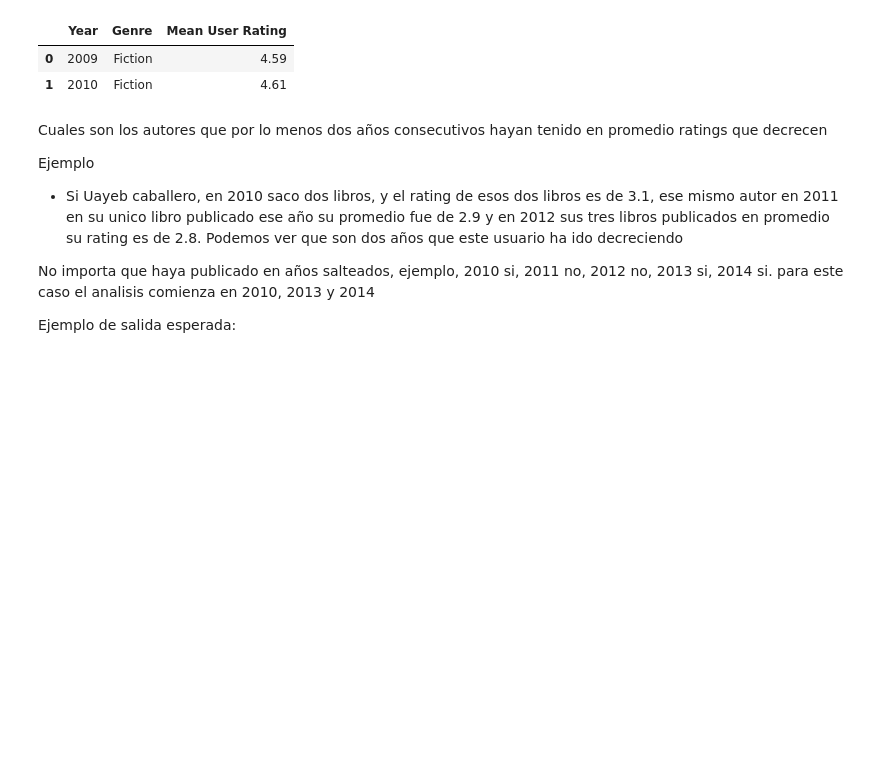
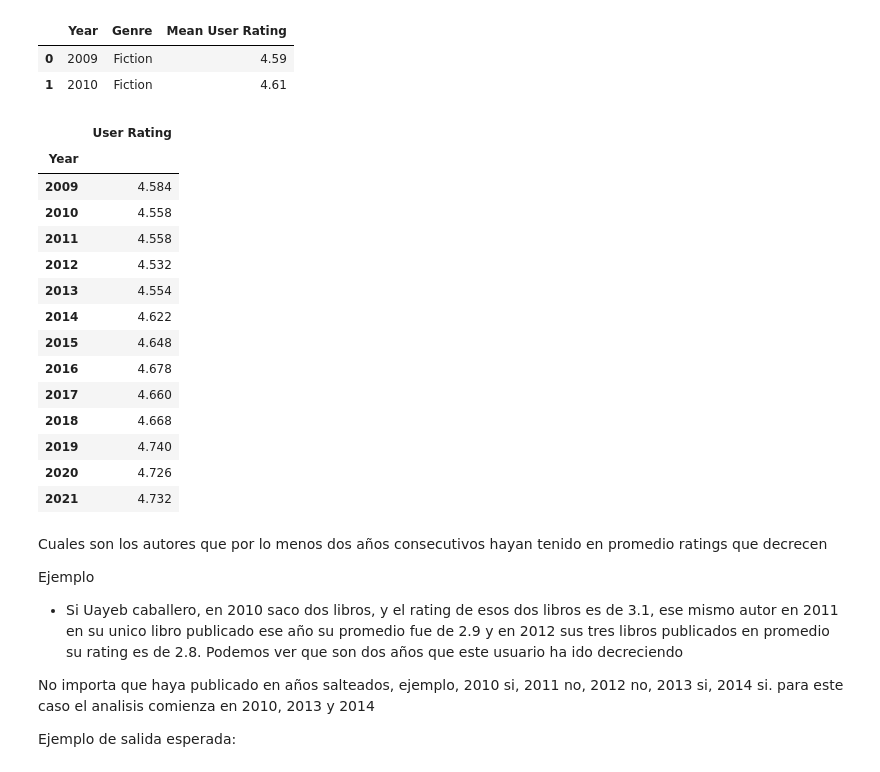
Before and after one commit to carlosr929214/Examen_II_Unidad_IA, a Jupyter notebook: AmazonBookEDA-master/EDA.ipynb, the cells around one changed output. Drawn from its saved outputs; the diff is of its cells as text; code cells hidden in the pictures; blank space fills up the shorter version.

```diff
--- a/AmazonBookEDA-master/EDA.ipynb
+++ b/AmazonBookEDA-master/EDA.ipynb
@@ -139,6 +145,28 @@ pd.DataFrame({
 |  | Year | Genre | Mean User Rating |
 | 0 | 2009 | Fiction | 4.59 |
 | 1 | 2010 | Fiction | 4.61 |
+# %%
+datos_filtrados = amazon[["Year", "Genre", "User Rating"]]
+
+generos = datos_filtrados.groupby(['Year'])
+
+generos.mean('Genre')
+# %% [output]
+|  | User Rating |
+| Year |  |
+| 2009 | 4.584 |
+| 2010 | 4.558 |
+| 2011 | 4.558 |
+| 2012 | 4.532 |
+| 2013 | 4.554 |
+| 2014 | 4.622 |
+| 2015 | 4.648 |
+| 2016 | 4.678 |
+| 2017 | 4.660 |
+| 2018 | 4.668 |
+| 2019 | 4.740 |
+| 2020 | 4.726 |
+| 2021 | 4.732 |
 # %% [markdown]
 Cuales son los autores que por lo menos dos años consecutivos hayan tenido en promedio ratings que decrecen
 
```
Also changed, not shown: parts of 2 cells of this notebook.
